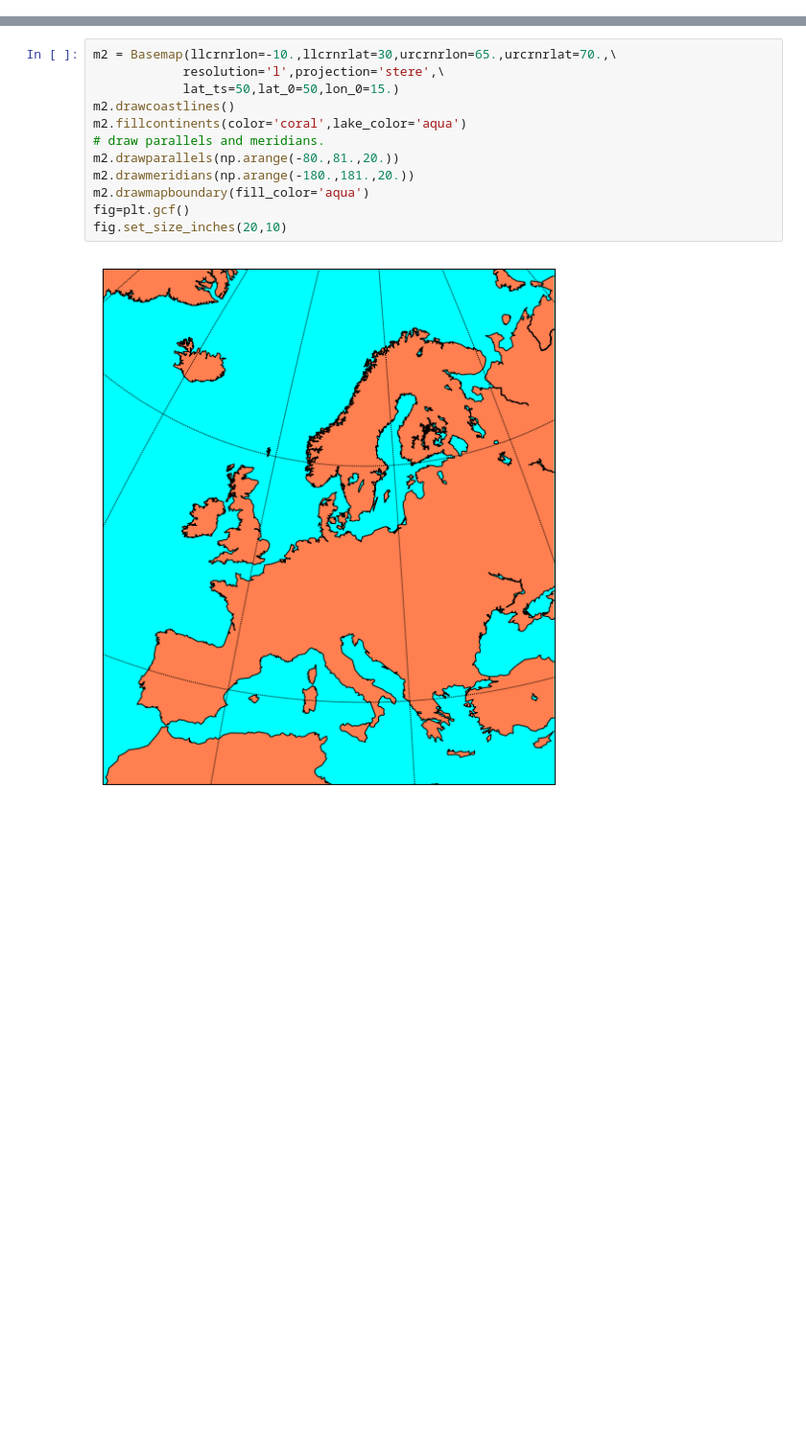
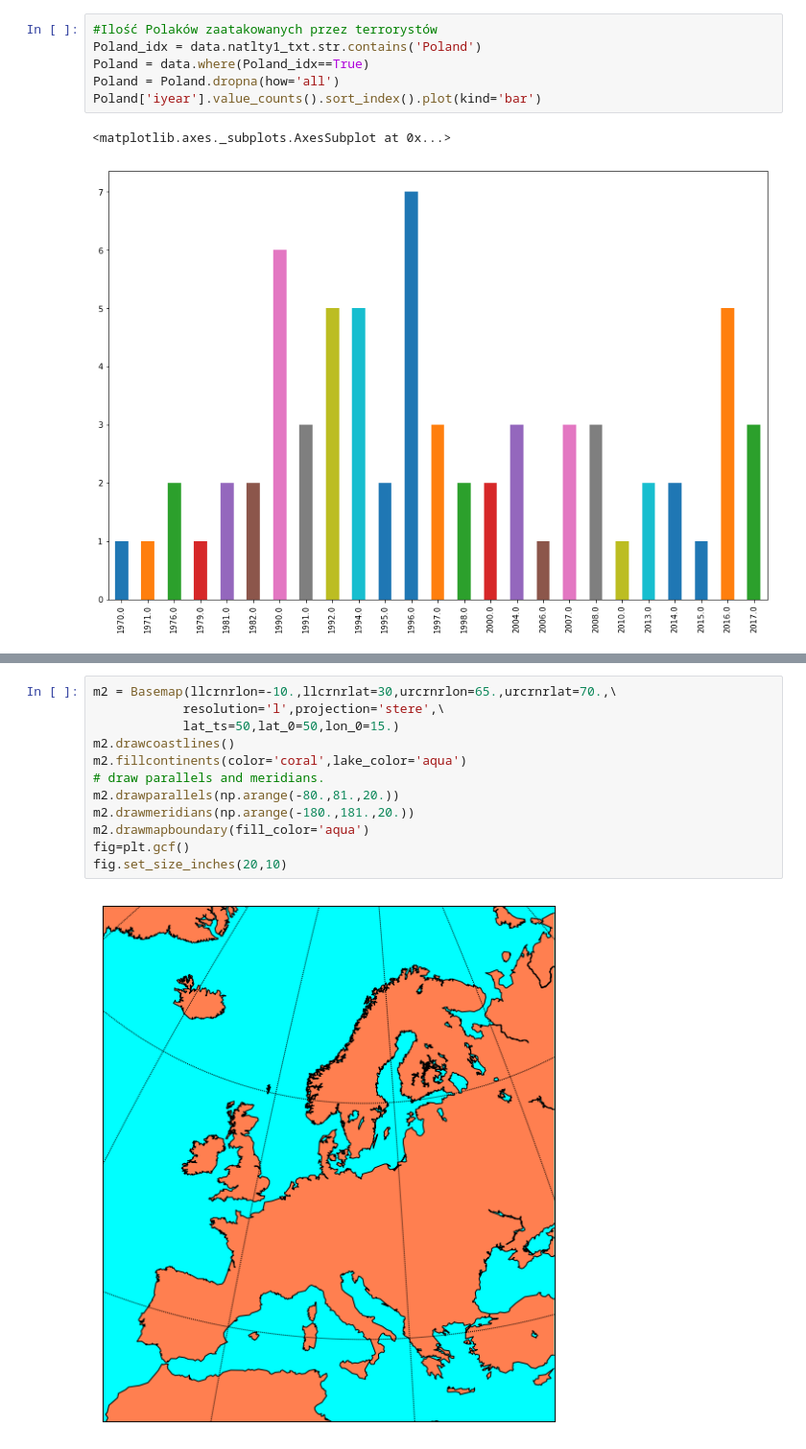
Before and after one commit to fbogusz/my-data-exp, a Jupyter notebook: mydataexp.ipynb, the cells around one changed output, grey strips where cells are left out. Shown at 96% size. Drawn from its saved outputs; the diff is of its cells as text; blank space fills up the shorter version.

```diff
--- a/mydataexp.ipynb
+++ b/mydataexp.ipynb
@@ -59,0 +67,9 @@ NameError: name 'year' is not defined
+# %%
+#Ilość Polaków zaatakowanych przez terrorystów
+Poland_idx = data.natlty1_txt.str.contains('Poland')
+Poland = data.where(Poland_idx==True)
+Poland = Poland.dropna(how='all')
+Poland['iyear'].value_counts().sort_index().plot(kind='bar')
+# %% [output]
+<matplotlib.axes._subplots.AxesSubplot at 0x...>
+[figure, added]
```
Also changed, not shown: parts of 8 cells of this notebook.
